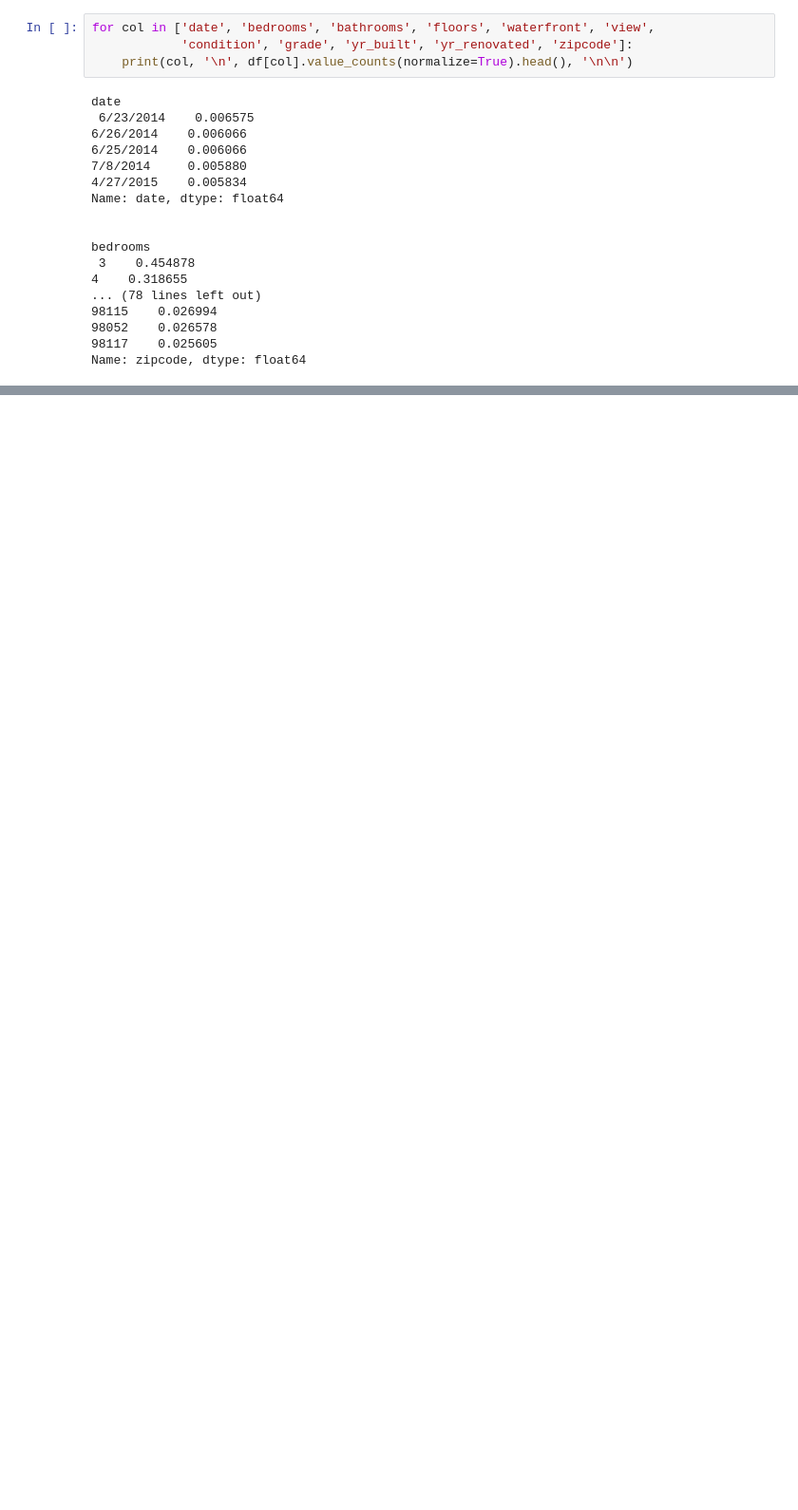
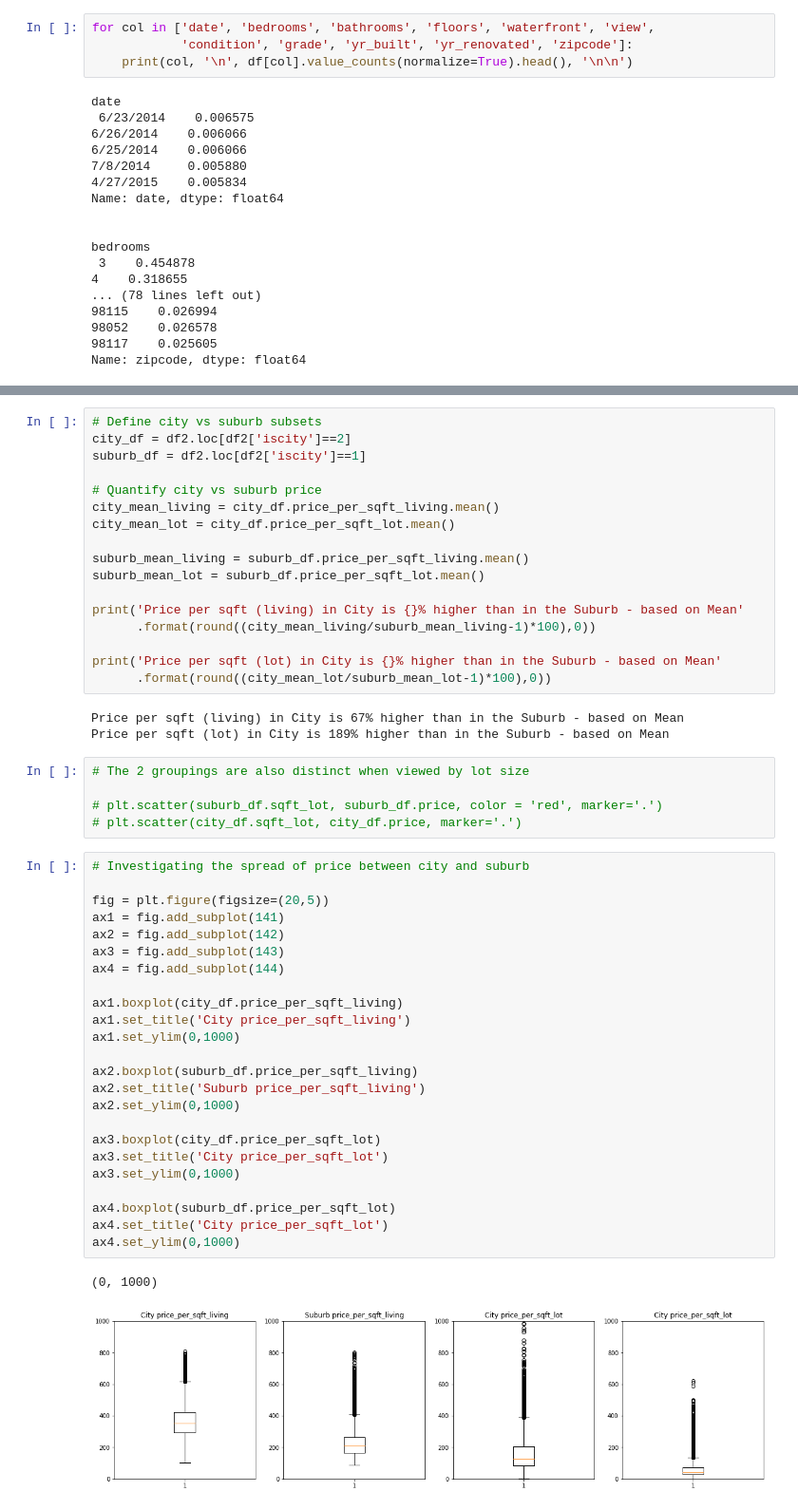
Before and after one commit to khairulomar/Property_price, a Jupyter notebook: Khairul_Project_Module1_Data_Exploration.ipynb, the cells around one changed output, grey strips where cells are left out. Shown at 95% size. Saved outputs shown, nothing was run; the diff lists cells and outputs as text; blank space fills up the shorter version.

```diff
--- a/Khairul_Project_Module1_Data_Exploration.ipynb
+++ b/Khairul_Project_Module1_Data_Exploration.ipynb
@@ -181,0 +224,52 @@ seattle_map
+# %%
+# Define city vs suburb subsets
+city_df = df2.loc[df2['iscity']==2]
+suburb_df = df2.loc[df2['iscity']==1]
+
+# Quantify city vs suburb price
+city_mean_living = city_df.price_per_sqft_living.mean()
+city_mean_lot = city_df.price_per_sqft_lot.mean()
+
+suburb_mean_living = suburb_df.price_per_sqft_living.mean()
+suburb_mean_lot = suburb_df.price_per_sqft_lot.mean()
+
+print('Price per sqft (living) in City is {}% higher than in the Suburb - based on Mean'
+      .format(round((city_mean_living/suburb_mean_living-1)*100),0))
+
+print('Price per sqft (lot) in City is {}% higher than in the Suburb - based on Mean'
+      .format(round((city_mean_lot/suburb_mean_lot-1)*100),0))
+# %% [output]
+Price per sqft (living) in City is 67% higher than in the Suburb - based on Mean
+Price per sqft (lot) in City is 189% higher than in the Suburb - based on Mean
+# %%
+# The 2 groupings are also distinct when viewed by lot size
+
+# plt.scatter(suburb_df.sqft_lot, suburb_df.price, color = 'red', marker='.')
+# plt.scatter(city_df.sqft_lot, city_df.price, marker='.')
+# %%
+# Investigating the spread of price between city and suburb
+
+fig = plt.figure(figsize=(20,5))
+ax1 = fig.add_subplot(141)
+ax2 = fig.add_subplot(142)
+ax3 = fig.add_subplot(143)
+ax4 = fig.add_subplot(144)
+
+ax1.boxplot(city_df.price_per_sqft_living)
+ax1.set_title('City price_per_sqft_living')
+ax1.set_ylim(0,1000)
+
+ax2.boxplot(suburb_df.price_per_sqft_living)
+ax2.set_title('Suburb price_per_sqft_living')
+ax2.set_ylim(0,1000)
+
+ax3.boxplot(city_df.price_per_sqft_lot)
+ax3.set_title('City price_per_sqft_lot')
+ax3.set_ylim(0,1000)
+
+ax4.boxplot(suburb_df.price_per_sqft_lot)
+ax4.set_title('City price_per_sqft_lot')
+ax4.set_ylim(0,1000)
+# %% [output]
+(0, 1000)
+[figure, added]
```
Also changed, not shown: parts of 38 cells of this notebook, 1 other file.
